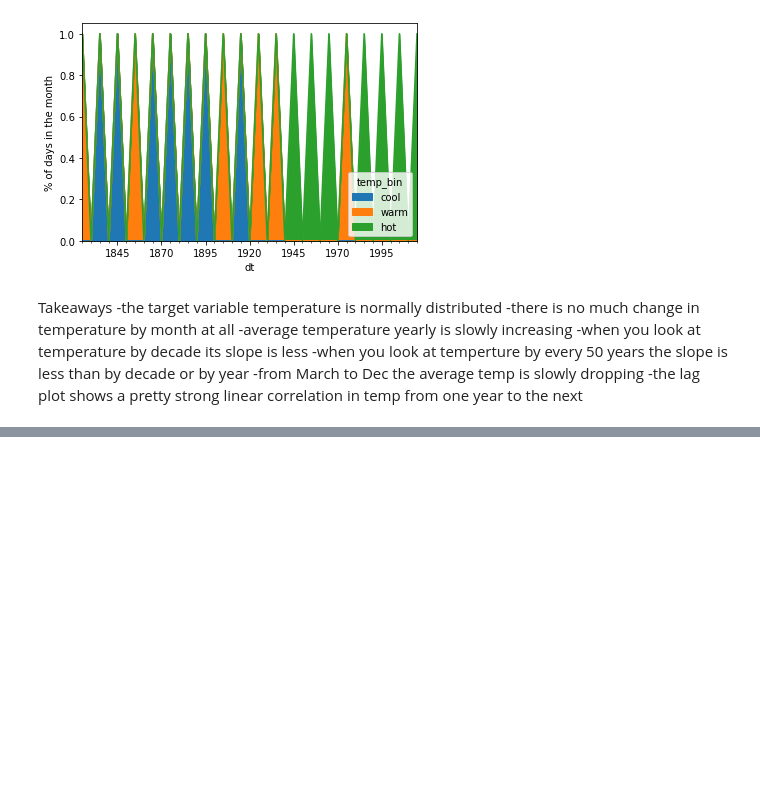
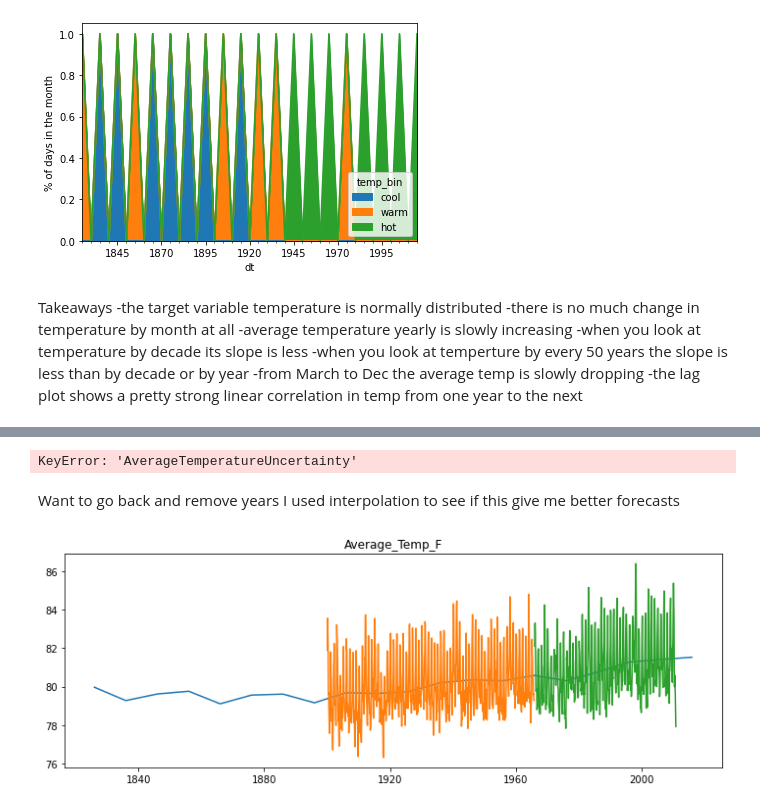
Before and after one commit to SLawsonWoods/time_series_exercises_1, a Jupyter notebook: time_series_mini_proj.ipynb, the cells around one changed output, grey strips where cells are left out. Drawn from its saved outputs; the diff is of its cells as text; code cells hidden in the pictures; blank space fills up the shorter version.

```diff
--- a/time_series_mini_proj.ipynb
+++ b/time_series_mini_proj.ipynb
@@ -365,0 +443,5 @@ Takeaways
+# %%
+for col in train.columns:
+    eval_df = append_eval_df(model_type = 'last_observed_value', target_var = col)
+# %% [output]
+KeyError: 'AverageTemperatureUncertainty'
@@ -365,0 +450,25 @@ Takeaways
+# %%
+Had a problem visualizing the df split by train, validate and test
+
+def plot_samples(target_var):
+    ''' this function will plot the train, validate and test values for a single variable
+    '''
+    plt.figure(figsize=(12,4))
+    plt.plot(train[target_var])
+    plt.plot(validate[target_var])
+    plt.plot(test[target_var])
+    plt.title(target_var)
+    plt.show()
+
+    # plot the data points, color by train, validate, test
+#col = 'dollars_sold'
+for col in train.columns:
+    plot_samples(col)
+
+plt.show()
+# %% [markdown]
+Want to go back and remove years I used interpolation to see if this give me better forecasts
+# %%
+plot_samples('Average_Temp_F')
+# %% [output]
+[figure, added]
```
Also changed, not shown: parts of 14 cells of this notebook, 1 other file.
